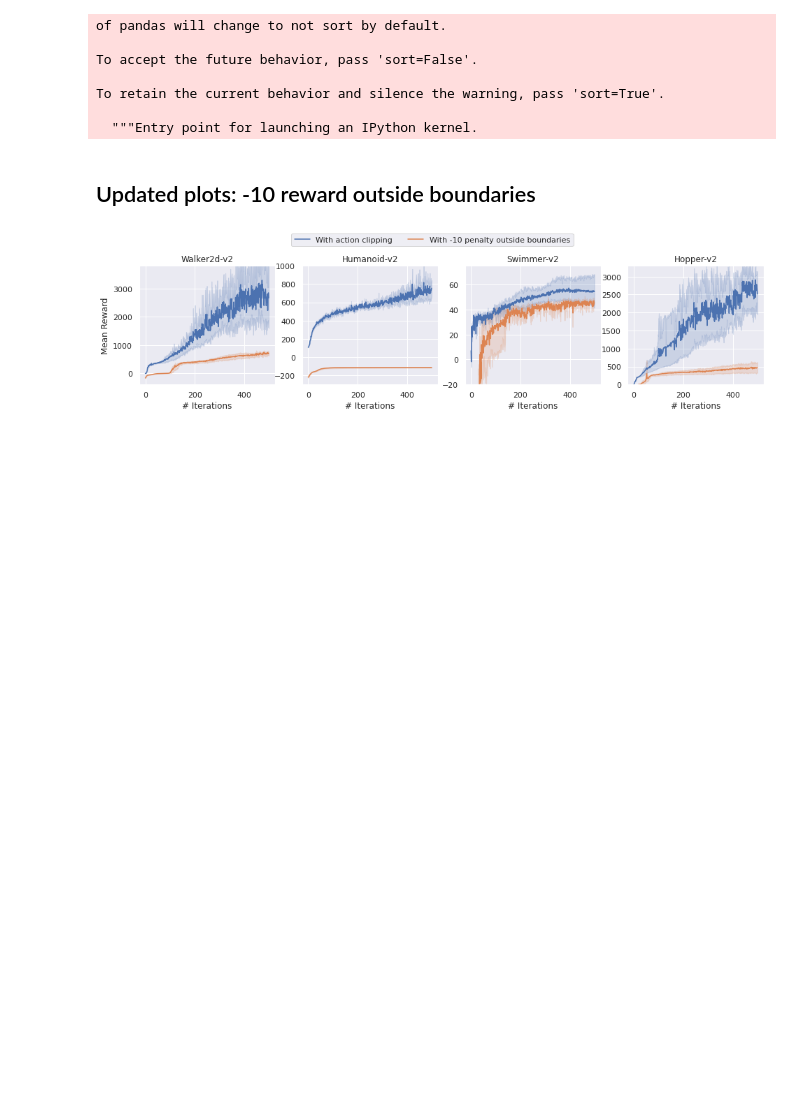
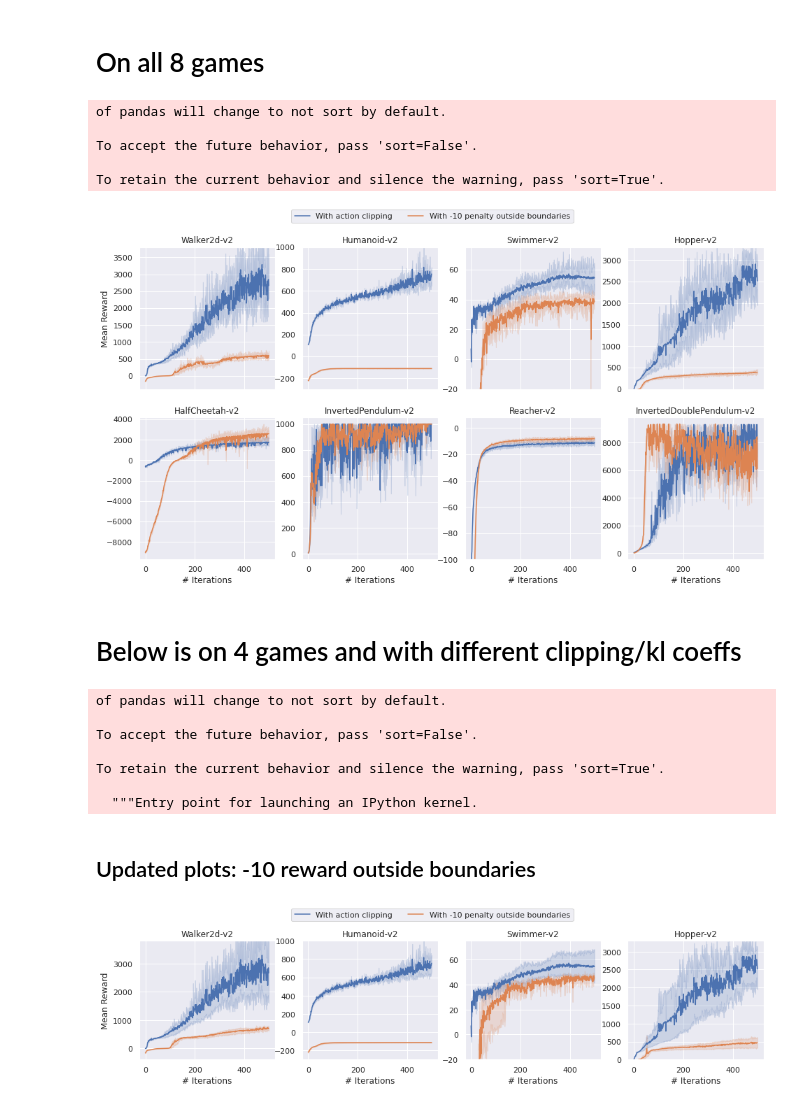
Before and after one commit to chloechsu/code-for-paper, a Jupyter notebook: analysis/strict_action_bounds.ipynb, the cells around one changed output. Drawn from its saved outputs; the diff is of its cells as text; code cells hidden in the pictures; blank space fills up the shorter version.

Commit message:
full plot

```diff
--- a/analysis/strict_action_bounds.ipynb
+++ b/analysis/strict_action_bounds.ipynb
@@ -17,8 +17,11 @@ r = readers.CollectionReader('../src/strict_bds/agents')
 r_beta = readers.CollectionReader('../src/beta_no_action_clip/agents')
 # %%
 r_base = readers.CollectionReader('../src/base_exp/agents')
+# %%
+r_all = readers.CollectionReader('../src/strict_bds_all/agents')
 # %%
-games = ["Walker2d-v2", "Humanoid-v2", "Swimmer-v2", "Hopper-v2"]
+games = ["Walker2d-v2", "Humanoid-v2", "Swimmer-v2", "Hopper-v2",
+         "HalfCheetah-v2", "InvertedPendulum-v2", "Reacher-v2","InvertedDoublePendulum-v2"]
 code_level_opts = {
       'clip_eps': [0.1, 0.2, 0.3, 1e8],
       'kl_penalty_coeff': [0.1, 1.0, 3.0],
@@ -30,6 +33,63 @@ code_level_opts = {
       'norm_rewards': ['returns'],
       'norm_advantages': [True, False],
 }
+# %% [markdown]
+# On all 8 games
+# %%
+opt = pd.concat([r_all.df('optimization'), r_base.df('optimization')])
+metadata = pd.concat([r_all.df('metadata'), r_base.df('metadata')])
+opt['opt_step'] = opt.index
+key_metadata = metadata[['exp_id', 'game'] + list(code_level_opts.keys())]
+opt = opt.merge(key_metadata, on='exp_id')
+# %% [output]
+of pandas will change to not sort by default.
+
+To accept the future behavior, pass 'sort=False'.
+
+To retain the current behavior and silence the warning, pass 'sort=True'.
+# %%
+# The base exps do not have strict action bounds and adjust init std flags
+opt = opt.replace(np.nan, False)
+# %%
+# Plot setup
+# CLIP, no adjust std
+fig, ax = plt.subplots(2, 4, figsize=(16,8), sharex=True)
+ax = ax.flatten()
+
+for j, g in enumerate(games):
+    filt = filter_df(opt, game=g, clip_eps=0.2, kl_penalty_coeff=0.0, norm_rewards='returns',
+                     strict_action_bounds=False, adjust_init_std=False,
+                     policy_net_type='CtsPolicy', norm_advantages=True)
+    sns.lineplot(filt.opt_step, filt.mean_reward, n_boot=10,
+                 ax=ax.flatten()[j], label=f"With action clipping", legend=False)
+    filt = filter_df(opt, game=g, clip_eps=0.2, kl_penalty_coeff=0.0, norm_rewards='returns',
+                     strict_action_bounds=True, adjust_init_std=False, policy_net_type='CtsPolicy',
+                     norm_advantages=True)
+    sns.lineplot(filt.opt_step, filt.mean_reward, n_boot=10,
+                 ax=ax.flatten()[j], label=f"With -10 penalty outside boundaries", legend=False)
+    ax[j].set_title(g)
+
+for a in ax.flatten():
+    a.set_ylabel('')
+    a.set_xlabel('')
+ax[0].set_ylabel('Mean Reward')
+for a in ax:
+    a.set_xlabel('# Iterations')
+ax[0].set_ylim([None, 3800])
+ax[1].set_ylim([-300, 1000])
+ax[2].set_ylim([-20, 75])
+ax[3].set_ylim([0, 3300])
+ax[6].set_ylim([-100, None])
+fig.subplots_adjust(top=0.9)
+
+handles, labels = ax[0].get_legend_handles_labels()
+fig.legend(handles, labels, loc='upper center', ncol=3)
+
+plt.show()
+# %% [output]
+[figure, added]
+# %% [markdown]
+# Below is on 4 games and with different clipping/kl coeffs
 # %%
 metadata = pd.concat([r.df('metadata'), r_base.df('metadata'), r_beta.df('metadata')])
 opt = pd.concat([r.df('optimization'), r_base.df('optimization'), r_beta.df('optimization')])
```
